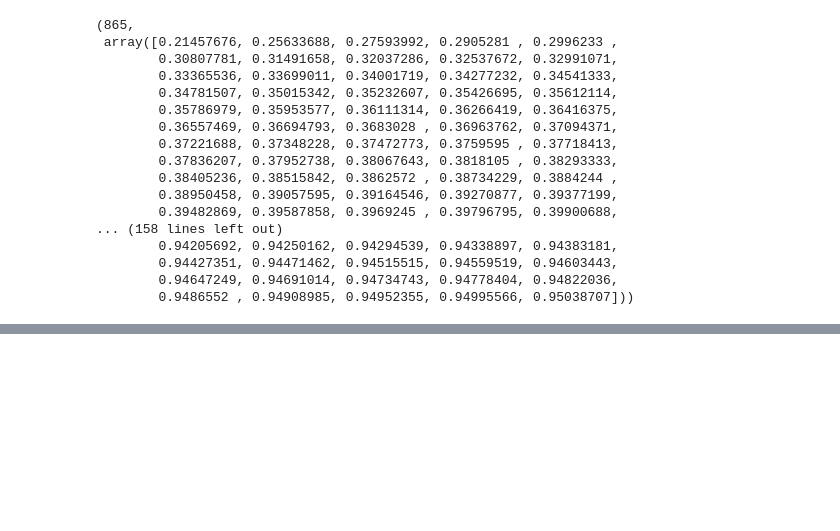
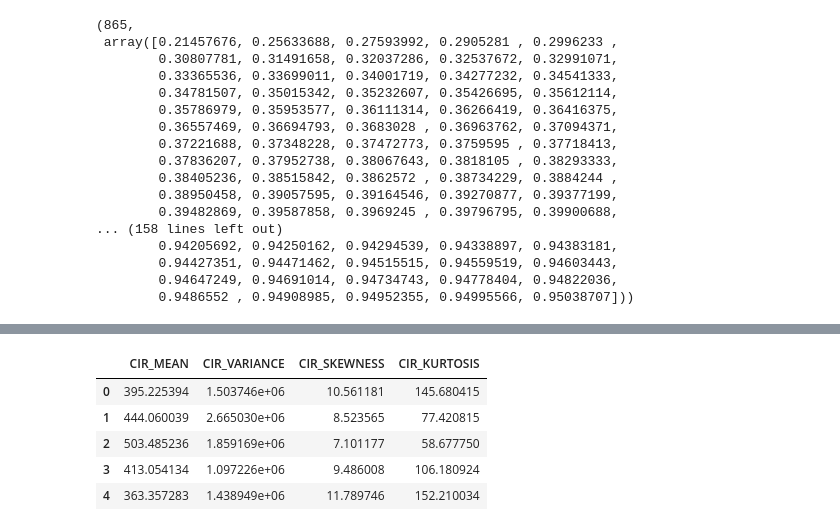
Before and after one commit to ptrpfa/UWB-LOS-NLOS-Classification, a Jupyter notebook: data_preprocessing.ipynb, the cells around one changed output, grey strips where cells are left out. Saved outputs shown, nothing was run; the diff lists cells and outputs as text; code cells hidden in the pictures; blank space fills up the shorter version.

```diff
--- a/data_preprocessing.ipynb
+++ b/data_preprocessing.ipynb
@@ -284,0 +340,17 @@ num_components = pca.n_components_
+# %%
+df['CIR_MEAN'] = df[cir_columns].mean(axis=1)
+df['CIR_VARIANCE'] = df[cir_columns].var(axis=1)
+
+# Skewness and Kurtosis
+df['CIR_SKEWNESS'] = df[cir_columns].skew(axis=1)
+df['CIR_KURTOSIS'] = df[cir_columns].kurtosis(axis=1)
+
+# Display the new statistical features to verify
+df[['CIR_MEAN', 'CIR_VARIANCE', 'CIR_SKEWNESS', 'CIR_KURTOSIS']].head()
+# %% [output]
+|  | CIR_MEAN | CIR_VARIANCE | CIR_SKEWNESS | CIR_KURTOSIS |
+| 0 | 395.225394 | 1.503746e+06 | 10.561181 | 145.680415 |
+| 1 | 444.060039 | 2.665030e+06 | 8.523565 | 77.420815 |
+| 2 | 503.485236 | 1.859169e+06 | 7.101177 | 58.677750 |
+| 3 | 413.054134 | 1.097226e+06 | 9.486008 | 106.180924 |
+| 4 | 363.357283 | 1.438949e+06 | 11.789746 | 152.210034 |
```
Also changed, not shown: parts of 5 cells of this notebook.
